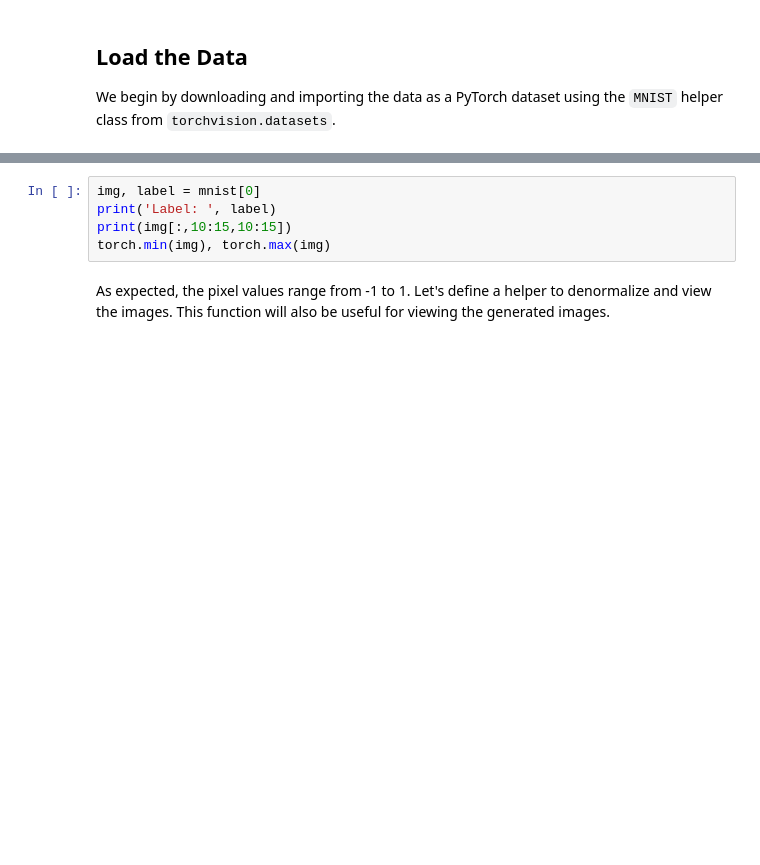
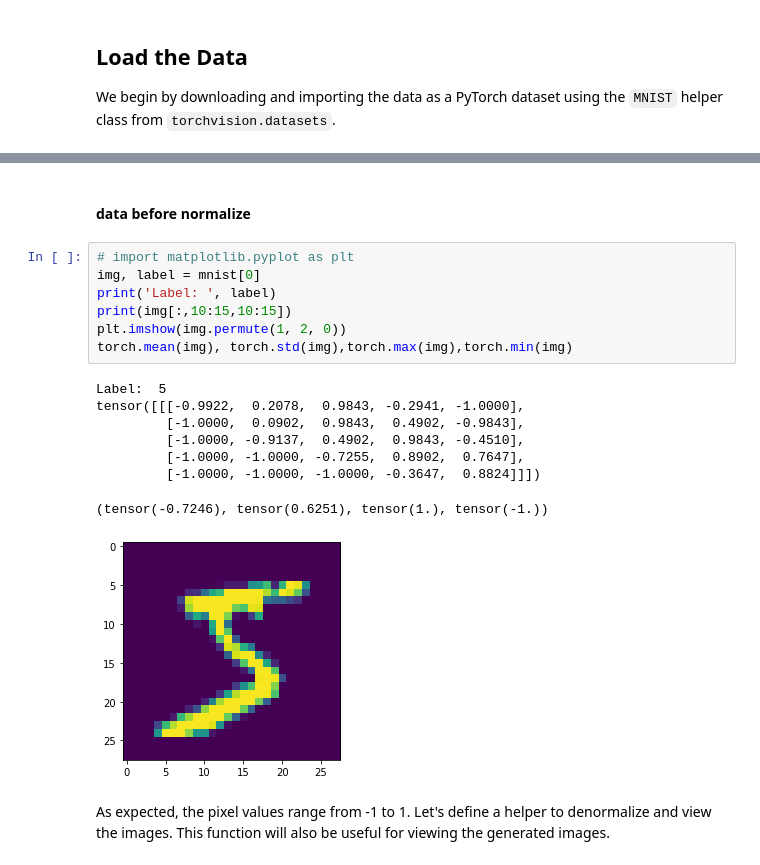
Before and after one commit to hizuka590/learning-pytorch, a Jupyter notebook: 06-mnist-gan/06-mnist-gan.ipynb, the cells around one changed output, grey strips where cells are left out. Saved outputs shown, nothing was run; the diff lists cells and outputs as text; blank space fills up the shorter version.

```diff
--- a/06-mnist-gan/06-mnist-gan.ipynb
+++ b/06-mnist-gan/06-mnist-gan.ipynb
@@ -55,8 +80,21 @@ Note that we are are transforming the pixel values from the range `[0, 1]` to th
+# %% [markdown]
+#### data before normalize
 # %%
+# import matplotlib.pyplot as plt
 img, label = mnist[0]
 print('Label: ', label)
 print(img[:,10:15,10:15])
-torch.min(img), torch.max(img)
+plt.imshow(img.permute(1, 2, 0))
+torch.mean(img), torch.std(img),torch.max(img),torch.min(img)
+# %% [output]
+Label:  5
+tensor([[[-0.9922,  0.2078,  0.9843, -0.2941, -1.0000],
+         [-1.0000,  0.0902,  0.9843,  0.4902, -0.9843],
+         [-1.0000, -0.9137,  0.4902,  0.9843, -0.4510],
+         [-1.0000, -1.0000, -0.7255,  0.8902,  0.7647],
+         [-1.0000, -1.0000, -1.0000, -0.3647,  0.8824]]])
+(tensor(-0.7246), tensor(0.6251), tensor(1.), tensor(-1.))
+[figure, added]
 # %% [markdown]
 As expected, the pixel values range from -1 to 1. Let's define a helper to denormalize and view the images. This function will also be useful for viewing the generated images.
 # %%
```
Also changed, not shown: parts of 25 cells of this notebook, 16 other files.
